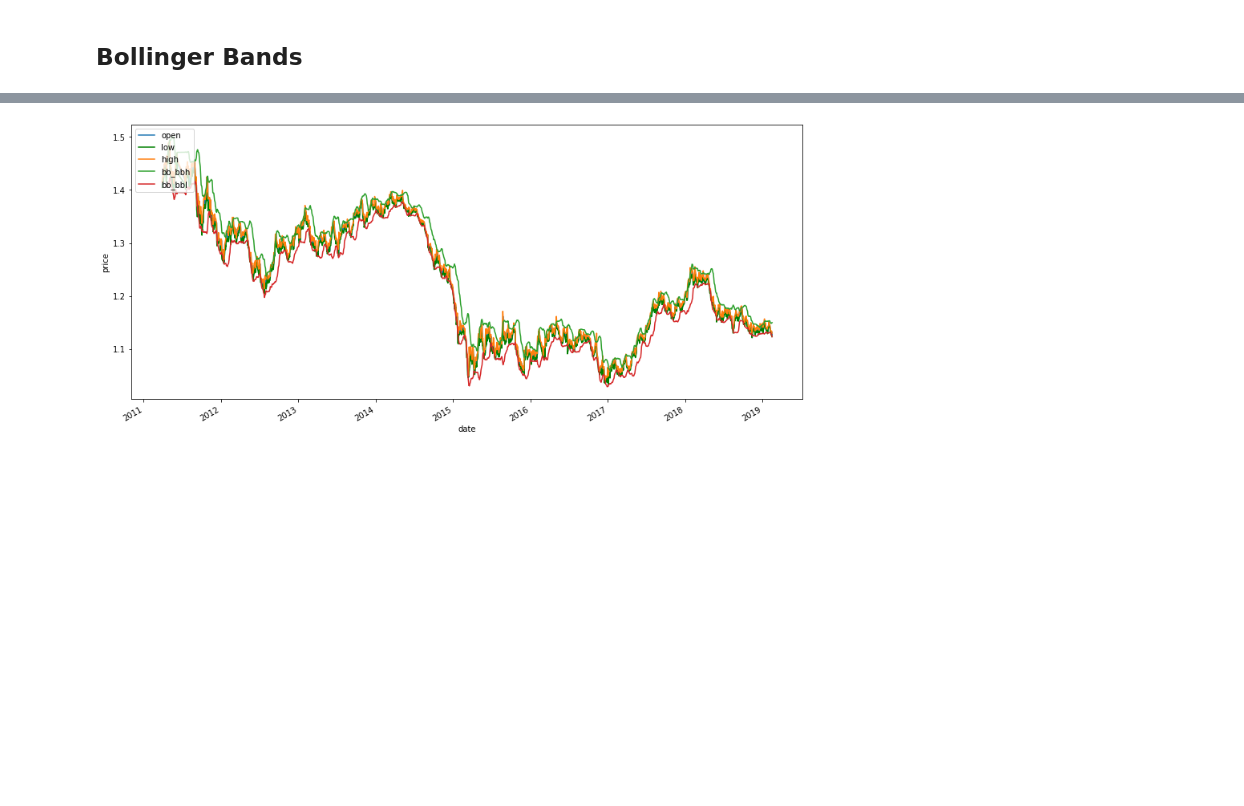
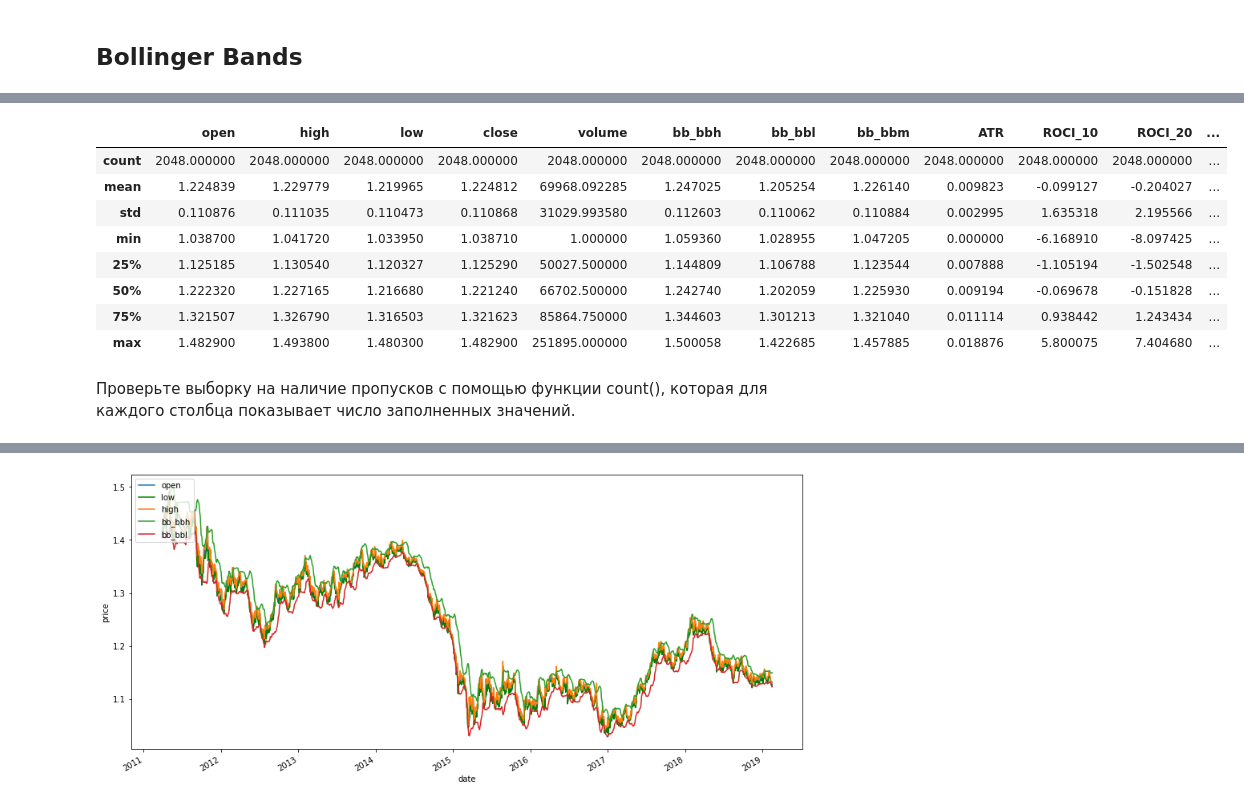
Before and after one commit to razmarrus/diploma, a Jupyter notebook: Features_Engineering.ipynb, the cells around one changed output, grey strips where cells are left out. Drawn from its saved outputs; the diff is of its cells as text; code cells hidden in the pictures; blank space fills up the shorter version.

```diff
--- a/Features_Engineering.ipynb
+++ b/Features_Engineering.ipynb
@@ -63,0 +138,14 @@ df
+# %%
+df.describe()
+# %% [output]
+|  | open | high | low | close | volume | bb_bbh | bb_bbl | bb_bbm | ATR | ROCI_10 | ROCI_20 | ... |
+| count | 2048.000000 | 2048.000000 | 2048.000000 | 2048.000000 | 2048.000000 | 2048.000000 | 2048.000000 | 2048.000000 | 2048.000000 | 2048.000000 | 2048.000000 | ... |
+| mean | 1.224839 | 1.229779 | 1.219965 | 1.224812 | 69968.092285 | 1.247025 | 1.205254 | 1.226140 | 0.009823 | -0.099127 | -0.204027 | ... |
+| std | 0.110876 | 0.111035 | 0.110473 | 0.110868 | 31029.993580 | 0.112603 | 0.110062 | 0.110884 | 0.002995 | 1.635318 | 2.195566 | ... |
+| min | 1.038700 | 1.041720 | 1.033950 | 1.038710 | 1.000000 | 1.059360 | 1.028955 | 1.047205 | 0.000000 | -6.168910 | -8.097425 | ... |
+| 25% | 1.125185 | 1.130540 | 1.120327 | 1.125290 | 50027.500000 | 1.144809 | 1.106788 | 1.123544 | 0.007888 | -1.105194 | -1.502548 | ... |
+| 50% | 1.222320 | 1.227165 | 1.216680 | 1.221240 | 66702.500000 | 1.242740 | 1.202059 | 1.225930 | 0.009194 | -0.069678 | -0.151828 | ... |
+| 75% | 1.321507 | 1.326790 | 1.316503 | 1.321623 | 85864.750000 | 1.344603 | 1.301213 | 1.321040 | 0.011114 | 0.938442 | 1.243434 | ... |
+| max | 1.482900 | 1.493800 | 1.480300 | 1.482900 | 251895.000000 | 1.500058 | 1.422685 | 1.457885 | 0.018876 | 5.800075 | 7.404680 | ... |
+# %% [markdown]
+Проверьте выборку на наличие пропусков с помощью функции count(), которая для каждого столбца показывает число заполненных значений.
```
Also changed, not shown: parts of 25 cells of this notebook, 1 other file.
